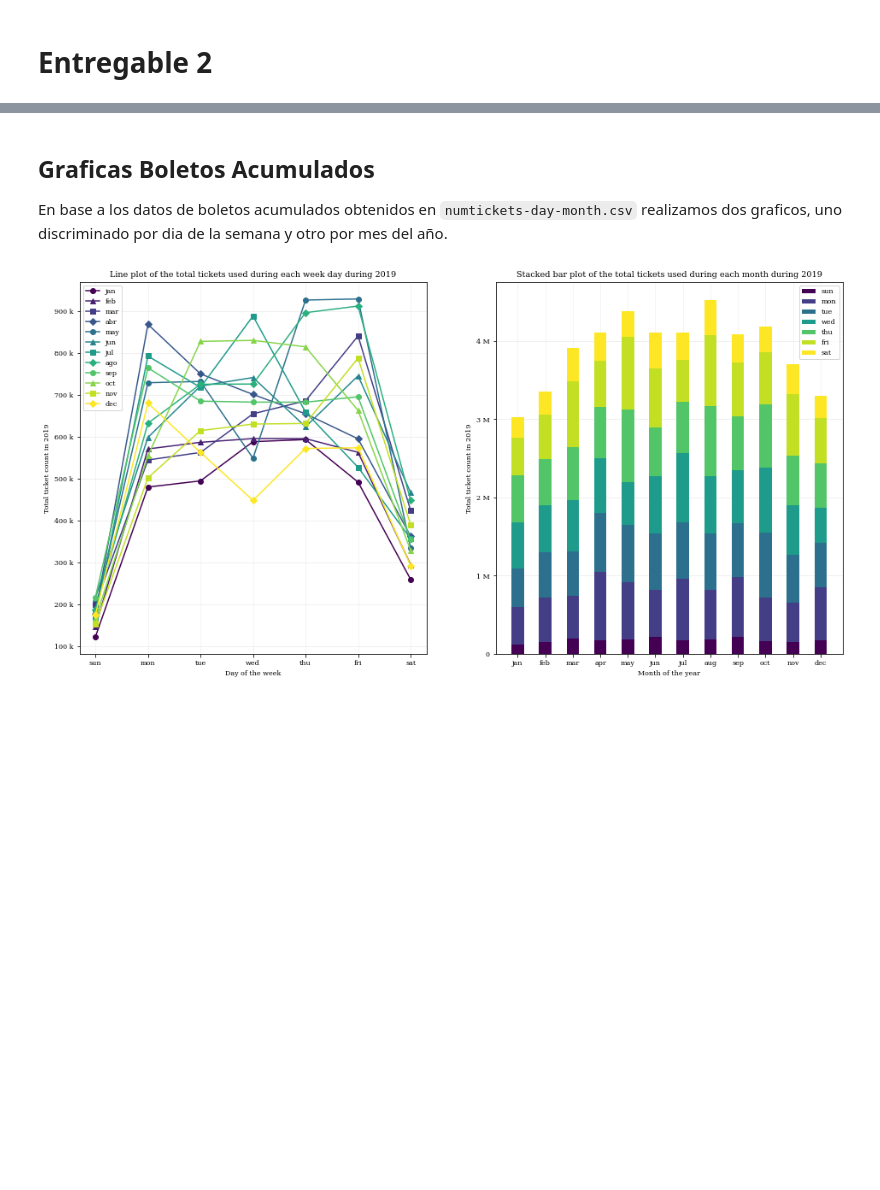
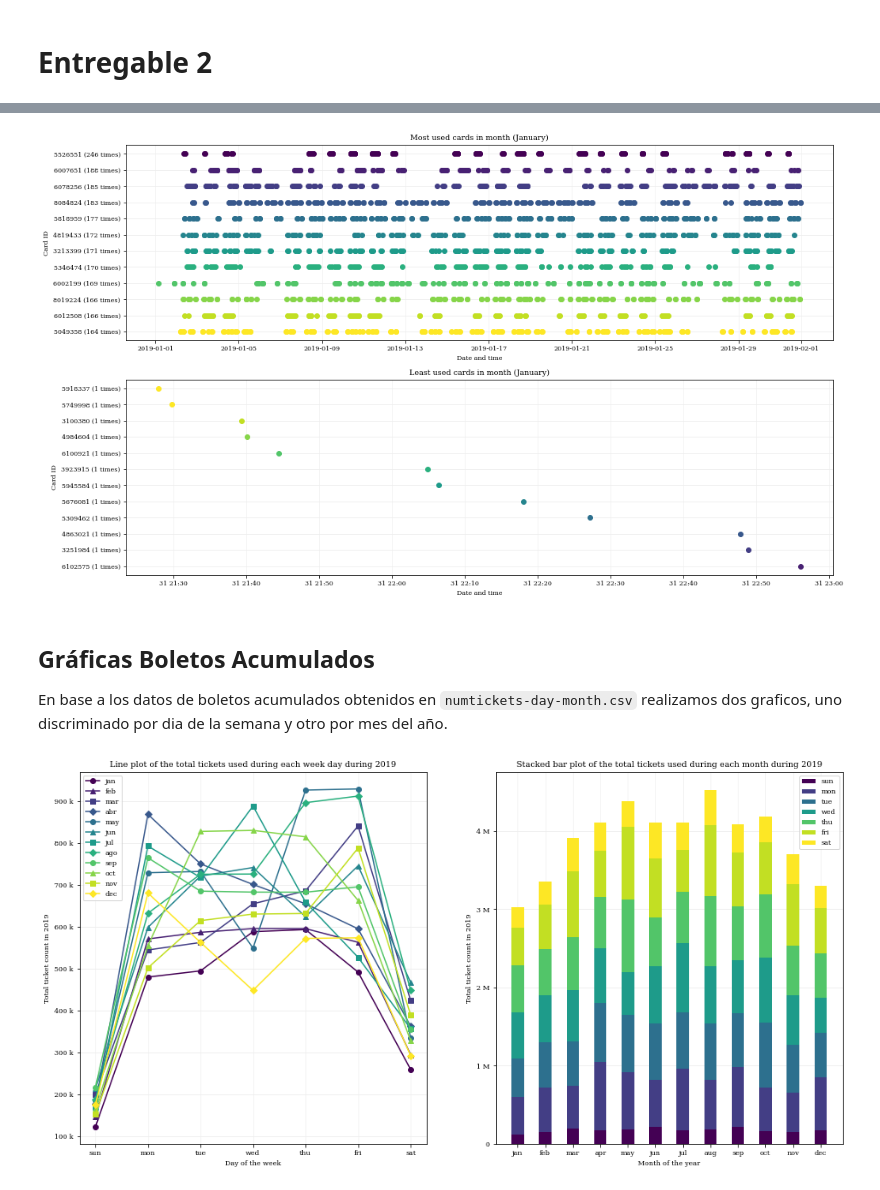
Before and after one commit to ekocian/mentoria-transporte-urbano-g1, a Jupyter notebook: entregable_2.ipynb, the cells around one changed output, grey strips where cells are left out. Saved outputs shown, nothing was run; the diff lists cells and outputs as text; code cells hidden in the pictures; blank space fills up the shorter version.

```diff
--- a/entregable_2.ipynb
+++ b/entregable_2.ipynb
@@ -83,5 +100,59 @@ processing boletos_2019-12-31.csv
+# %%
+# read outlist from csv
+with open("processed-data/datescards.csv", 'r') as file:
+    csv_reader = csv.reader(file, delimiter=',')
+    datescards = list(csv_reader)
+
+# convert datetime format
+for d in range(len(datescards)):
+    datescards[d] = [datescards[d][0]] + [datetime.strptime(date, '%Y-%m-%d %H:%M:%S') for date in datescards[d][1:]]
+
+# sort cards by len of list
+datescards.sort(key=len, reverse=True)
+
+# plot config: two plots side by side
+font = {'family': 'serif',
+        'weight': 'normal',
+        'size': 8}
+plt.rc('font', **font)
+fig, axs = plt.subplots(nrows=2, ncols=1, figsize=(16, 10))
+
+# colormap
+color_map = cm.get_cmap('viridis', 12)
+
+# plot 1) N most used cards
+axs[0].grid(axis='x', which='both', color='0.95')
+axs[0].grid(axis='y', which='major', color='0.93')
+axs[0].grid(axis='y', which='minor', color='0.96')
+
+axs[0].set_title("Most used cards in month (January)")
+axs[0].set_xlabel("Date and time")
+axs[0].set_ylabel("Card ID")
+
+# plot N most used cards
+for n in reversed(range(12)):
+    axs[0].scatter(datescards[n][1:], [item for item in [str(datescards[n][0]) + ' ({} times)'.format(len(datescards[n][1:]))] for i in range(len(datescards[n][1:]))],  color=color_map(n), zorder=10)
+
+# plot 2) N least used cards
+axs[1].grid(axis='x', which='both', color='0.95')
+axs[1].grid(axis='y', which='major', color='0.93')
+axs[1].grid(axis='y', which='minor', color='0.96')
+
+axs[1].set_title("Least used cards in month (January)")
+axs[1].set_xlabel("Date and time")
+axs[1].set_ylabel("Card ID")
+
+# plot n most used cards
+for n in range(1,13):
+    axs[1].scatter(datescards[-n][1:], [item for item in [str(datescards[-n][0]) + ' ({} times)'.format(len(datescards[-n][1:]))] for i in range(len(datescards[-n][1:]))],  color=color_map(n), zorder=10)
+
+# save figure
+plt.savefig("processed-data/datescards.png", format='png')
+plt.savefig("processed-data/datescards.pdf", format='pdf')
+# %% [output]
+[figure, added]
 # %% [markdown]
-## Graficas Boletos Acumulados
+## Gráficas Boletos Acumulados
 
 En base a los datos de boletos acumulados obtenidos en `numtickets-day-month.csv` realizamos dos graficos, uno discriminado por dia de la semana y otro por mes del año.
 # %%
```
Also changed, not shown: parts of 5 cells of this notebook, 2 other files.
